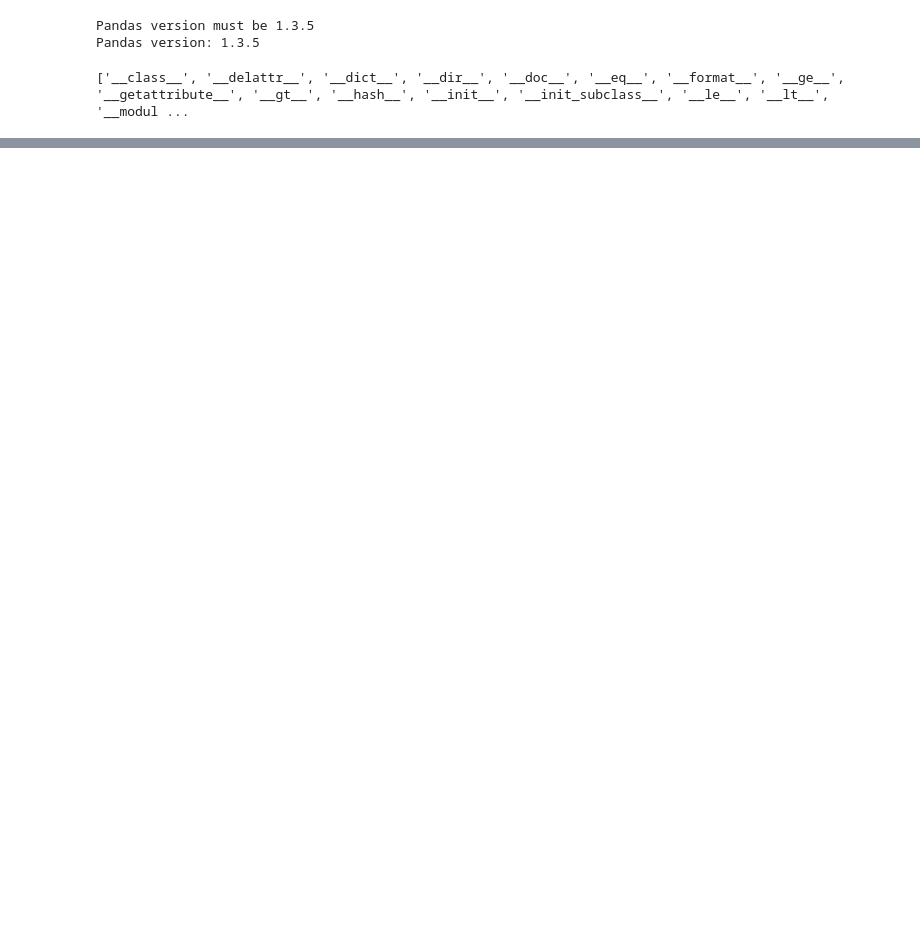
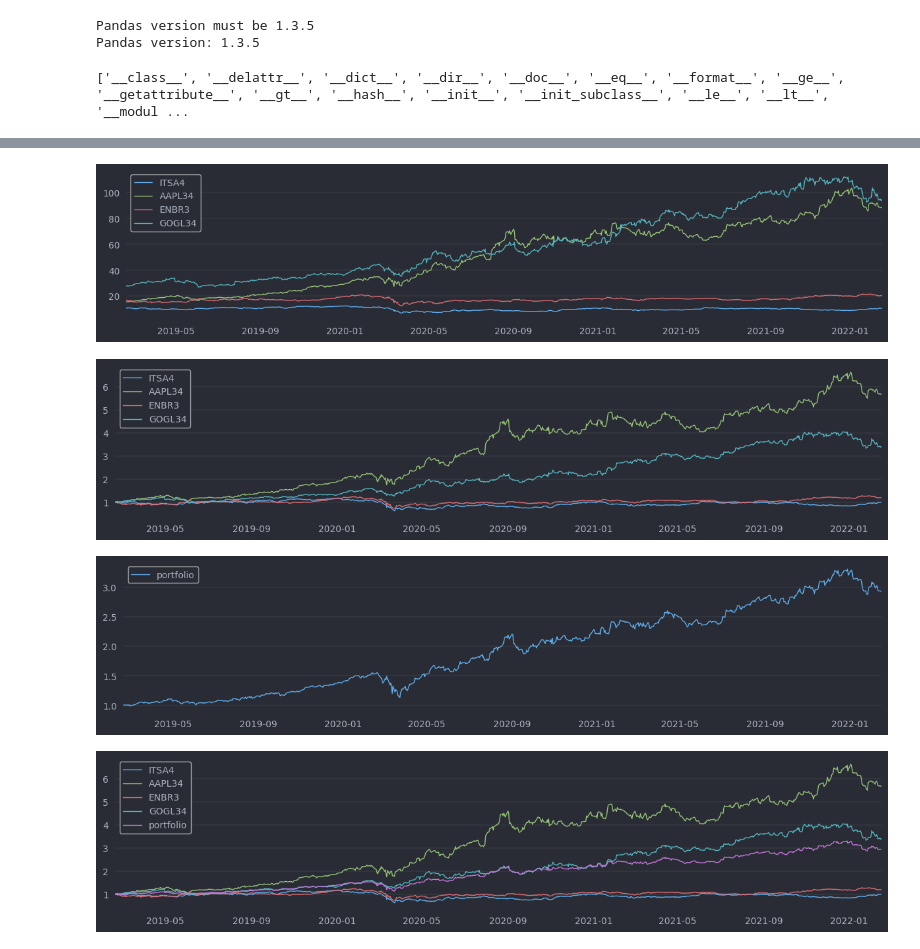
Before and after one commit to Giatroo/investiments, a Jupyter notebook: testing.ipynb, the cells around one changed output, grey strips where cells are left out. Cells and saved outputs as stored; diff of their text form; code cells hidden in the pictures; blank space fills up the shorter version.

```diff
--- a/testing.ipynb
+++ b/testing.ipynb
@@ -42,0 +73,13 @@ plotter.dividends()
+# %%
+from PortfolioPlotter import PortfolioPlotter
+
+p_plotter = PortfolioPlotter(portfolio, plotter)
+p_plotter.plot_individual_tickers(period='3y')
+p_plotter.plot_normalized_individual_tickers(period='3y')
+p_plotter.plot_portfolio(period='3y')
+p_plotter.plot_portfolio_and_individual_tickers(period='3y')
+# %% [output]
+[figure, added]
+[figure, added]
+[figure, added]
+[figure, added]
```
Also changed, not shown: parts of 6 cells of this notebook.
